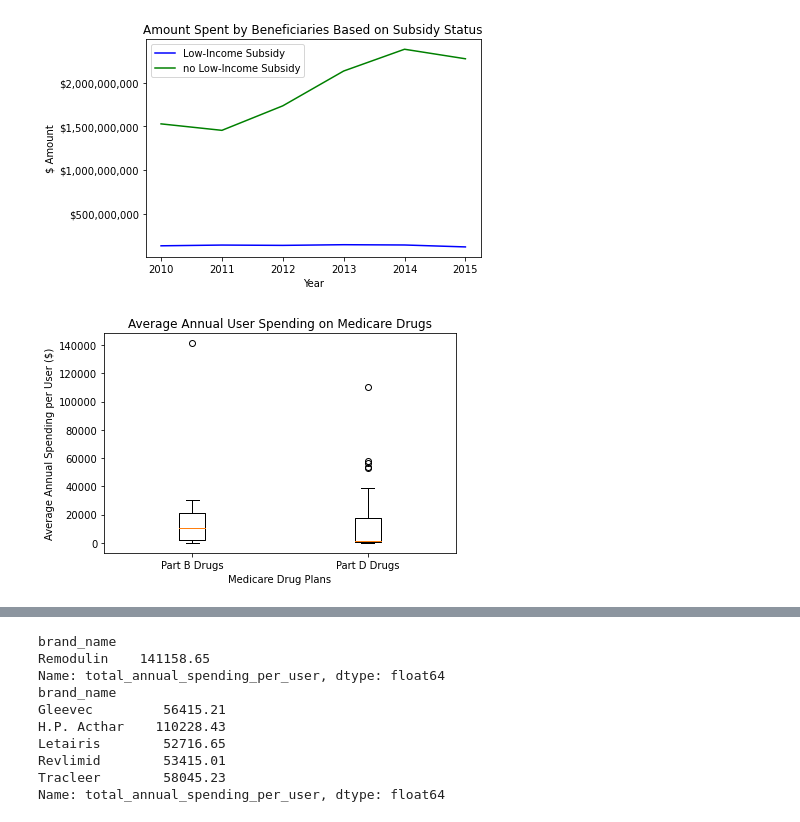
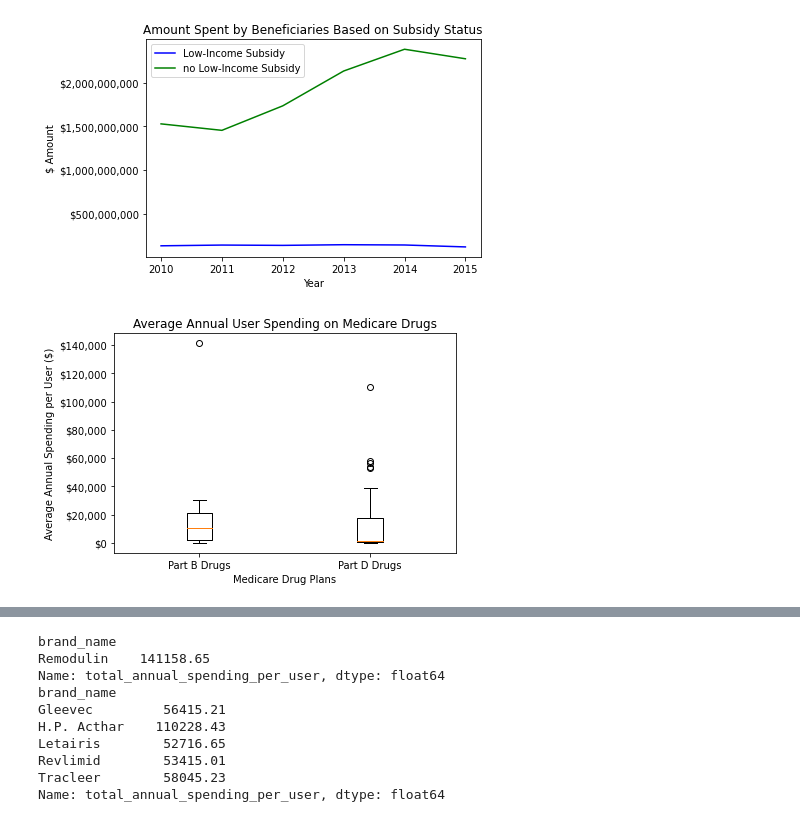
Before and after one commit to charlesphil/medicare-drugs-cost-analysis, a Jupyter notebook: medicare_drug_cost_analysis.ipynb, the cells around one changed output, grey strips where cells are left out. Drawn from its saved outputs; the diff is of its cells as text; code cells hidden in the pictures.

```diff
--- a/medicare_drug_cost_analysis.ipynb
+++ b/medicare_drug_cost_analysis.ipynb
@@ -194,19 +194,20 @@ averages = {
 # %%
 # Set up box plots using average total annual spent per user for each drug
 fig1, ax1 = plt.subplots()
 ax1.boxplot(averages.values())
 ax1.set_xticklabels(averages.keys())
 ax1.set_ylabel("Average Annual Spending per User ($)")
 ax1.set_xlabel("Medicare Drug Plans")
 ax1.set_title(
     "Average Annual User Spending on Medicare Drugs"
 )
+ax1.yaxis.set_major_formatter(StrMethodFormatter('${x:,.0f}'))
 
 # Display box plots
 plt.tight_layout()
 plt.show()
 # %% [output]
-[figure, old version]
+[figure, new version]
 # %%
 # We will keep the boxplots with the outliers, but let's make one with the
 # upper outliers removed from the data for better clarity for 95% of the data
```
Also changed, not shown: parts of 1 cell of this notebook, 2 other files.
